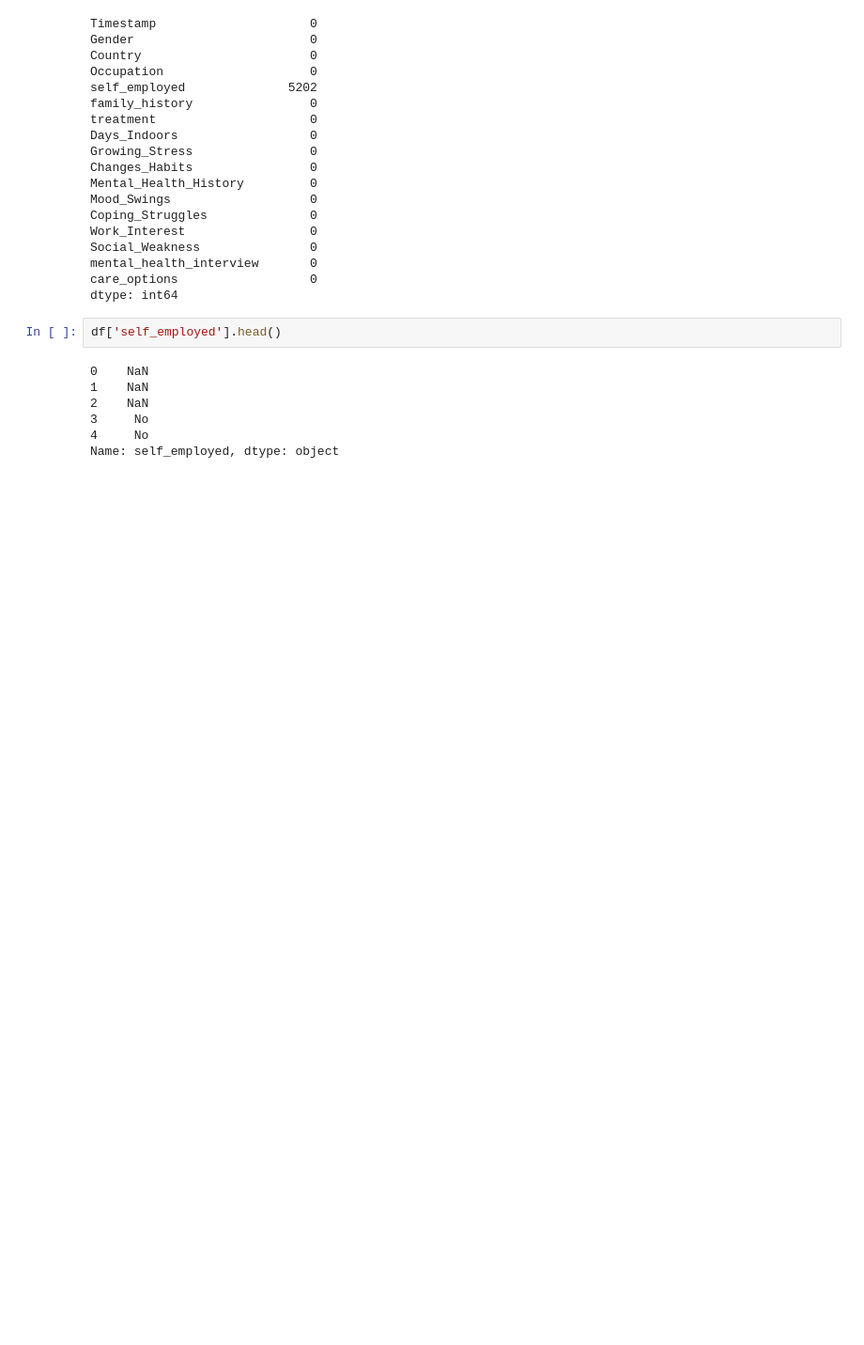
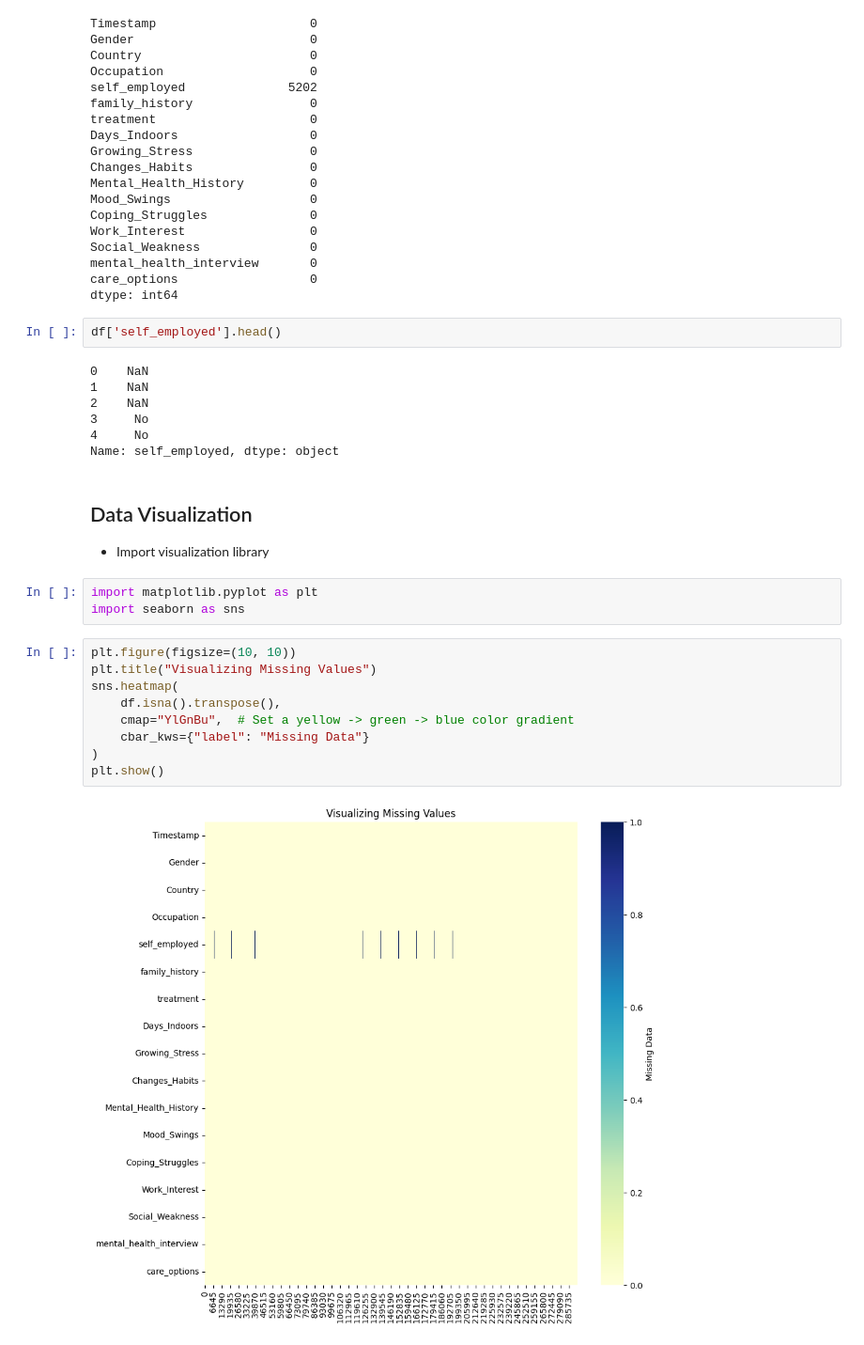
Before and after one commit to bhandariarun/KMC_Project, a Jupyter notebook: Untitled.ipynb, the cells around one changed output. Shown: that part at 94% size. Drawn from its saved outputs; the diff is of its cells as text; blank space fills up the shorter version.

```diff
--- a/Untitled.ipynb
+++ b/Untitled.ipynb
@@ -97,3 +97,20 @@ df['self_employed'].head()
 3     No
 4     No
 Name: self_employed, dtype: object
+# %% [markdown]
+## Data Visualization
+- Import visualization library
+# %%
+import matplotlib.pyplot as plt
+import seaborn as sns
+# %%
+plt.figure(figsize=(10, 10))
+plt.title("Visualizing Missing Values")
+sns.heatmap(
+    df.isna().transpose(),
+    cmap="YlGnBu",  # Set a yellow -> green -> blue color gradient
+    cbar_kws={"label": "Missing Data"}
+)
+plt.show()
+# %% [output]
+[figure, added]
```
Also changed, not shown: parts of 5 cells of this notebook.
